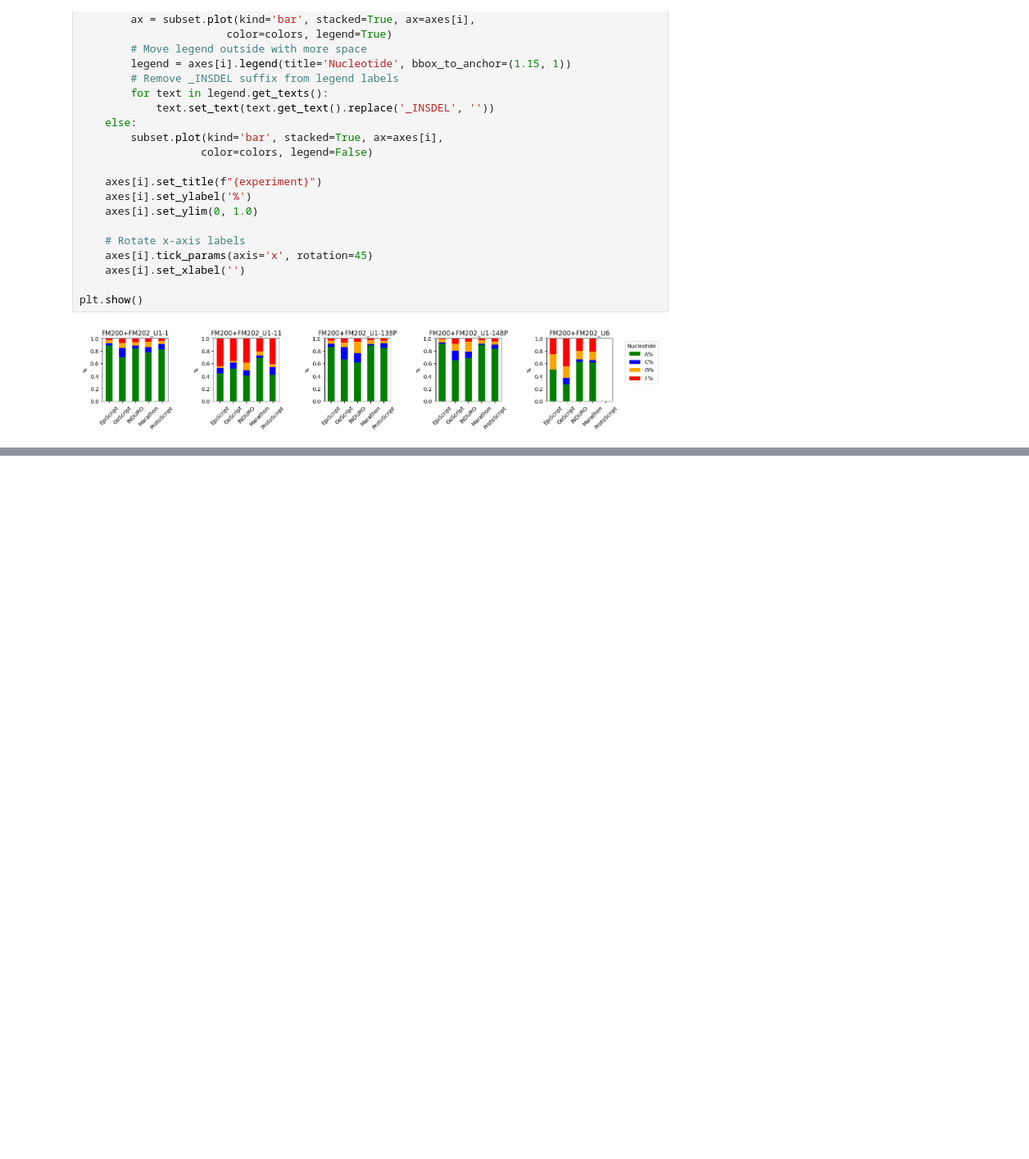
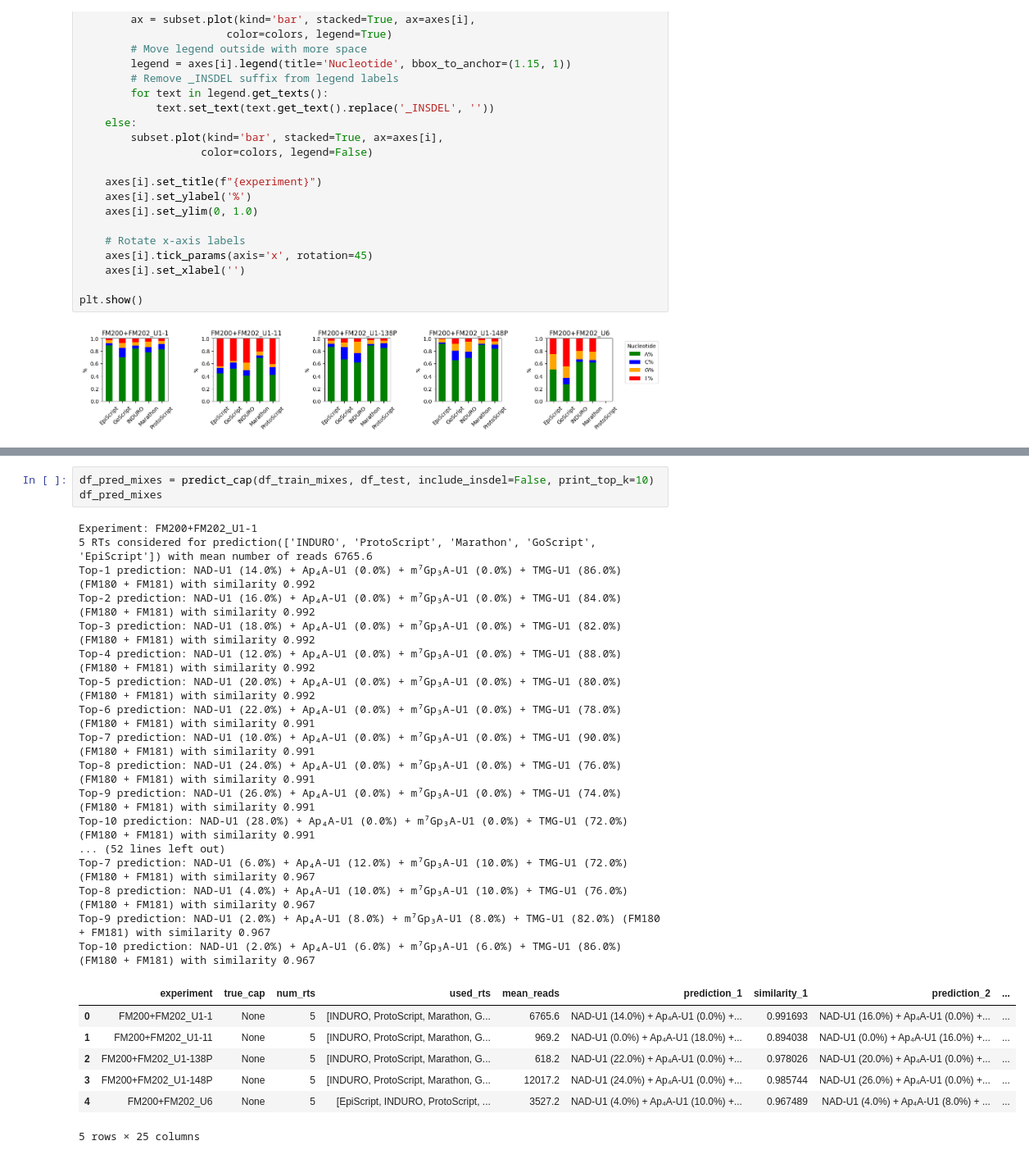
Before and after one commit to roman-bushuiev/RNACapPredictor, a Jupyter notebook: notebooks/FM200.ipynb, the cells around one changed output, grey strips where cells are left out. Shown at 82% size. Cells and saved outputs as stored; diff of their text form; blank space fills up the shorter version.

```diff
--- a/notebooks/FM200.ipynb
+++ b/notebooks/FM200.ipynb
@@ -156,0 +182,28 @@ plt.show()
+# %%
+df_pred_mixes = predict_cap(df_train_mixes, df_test, include_insdel=False, print_top_k=10)
+df_pred_mixes
+# %% [output]
+Experiment: FM200+FM202_U1-1
+5 RTs considered for prediction(['INDURO', 'ProtoScript', 'Marathon', 'GoScript', 'EpiScript']) with mean number of reads 6765.6
+Top-1 prediction: NAD-U1 (14.0%) + Ap₄A-U1 (0.0%) + m⁷Gp₃A-U1 (0.0%) + TMG-U1 (86.0%) (FM180 + FM181) with similarity 0.992
+Top-2 prediction: NAD-U1 (16.0%) + Ap₄A-U1 (0.0%) + m⁷Gp₃A-U1 (0.0%) + TMG-U1 (84.0%) (FM180 + FM181) with similarity 0.992
+Top-3 prediction: NAD-U1 (18.0%) + Ap₄A-U1 (0.0%) + m⁷Gp₃A-U1 (0.0%) + TMG-U1 (82.0%) (FM180 + FM181) with similarity 0.992
+Top-4 prediction: NAD-U1 (12.0%) + Ap₄A-U1 (0.0%) + m⁷Gp₃A-U1 (0.0%) + TMG-U1 (88.0%) (FM180 + FM181) with similarity 0.992
+Top-5 prediction: NAD-U1 (20.0%) + Ap₄A-U1 (0.0%) + m⁷Gp₃A-U1 (0.0%) + TMG-U1 (80.0%) (FM180 + FM181) with similarity 0.992
+Top-6 prediction: NAD-U1 (22.0%) + Ap₄A-U1 (0.0%) + m⁷Gp₃A-U1 (0.0%) + TMG-U1 (78.0%) (FM180 + FM181) with similarity 0.991
+Top-7 prediction: NAD-U1 (10.0%) + Ap₄A-U1 (0.0%) + m⁷Gp₃A-U1 (0.0%) + TMG-U1 (90.0%) (FM180 + FM181) with similarity 0.991
+Top-8 prediction: NAD-U1 (24.0%) + Ap₄A-U1 (0.0%) + m⁷Gp₃A-U1 (0.0%) + TMG-U1 (76.0%) (FM180 + FM181) with similarity 0.991
+Top-9 prediction: NAD-U1 (26.0%) + Ap₄A-U1 (0.0%) + m⁷Gp₃A-U1 (0.0%) + TMG-U1 (74.0%) (FM180 + FM181) with similarity 0.991
+Top-10 prediction: NAD-U1 (28.0%) + Ap₄A-U1 (0.0%) + m⁷Gp₃A-U1 (0.0%) + TMG-U1 (72.0%) (FM180 + FM181) with similarity 0.991
+... (52 lines left out)
+Top-7 prediction: NAD-U1 (6.0%) + Ap₄A-U1 (12.0%) + m⁷Gp₃A-U1 (10.0%) + TMG-U1 (72.0%) (FM180 + FM181) with similarity 0.967
+Top-8 prediction: NAD-U1 (4.0%) + Ap₄A-U1 (10.0%) + m⁷Gp₃A-U1 (10.0%) + TMG-U1 (76.0%) (FM180 + FM181) with similarity 0.967
+Top-9 prediction: NAD-U1 (2.0%) + Ap₄A-U1 (8.0%) + m⁷Gp₃A-U1 (8.0%) + TMG-U1 (82.0%) (FM180 + FM181) with similarity 0.967
+Top-10 prediction: NAD-U1 (2.0%) + Ap₄A-U1 (6.0%) + m⁷Gp₃A-U1 (6.0%) + TMG-U1 (86.0%) (FM180 + FM181) with similarity 0.967
+|  | experiment | true_cap | num_rts | used_rts | mean_reads | prediction_1 | similarity_1 | prediction_2 | ... |
+| 0 | FM200+FM202_U1-1 | None | 5 | [INDURO, ProtoScript, Marathon, G... | 6765.6 | NAD-U1 (14.0%) + Ap₄A-U1 (0.0%) +... | 0.991693 | NAD-U1 (16.0%) + Ap₄A-U1 (0.0%) +... | ... |
+| 1 | FM200+FM202_U1-11 | None | 5 | [INDURO, ProtoScript, Marathon, G... | 969.2 | NAD-U1 (0.0%) + Ap₄A-U1 (18.0%) +... | 0.894038 | NAD-U1 (0.0%) + Ap₄A-U1 (16.0%) +... | ... |
+| 2 | FM200+FM202_U1-138P | None | 5 | [INDURO, ProtoScript, Marathon, G... | 618.2 | NAD-U1 (22.0%) + Ap₄A-U1 (0.0%) +... | 0.978026 | NAD-U1 (20.0%) + Ap₄A-U1 (0.0%) +... | ... |
+| 3 | FM200+FM202_U1-148P | None | 5 | [INDURO, ProtoScript, Marathon, G... | 12017.2 | NAD-U1 (24.0%) + Ap₄A-U1 (0.0%) +... | 0.985744 | NAD-U1 (26.0%) + Ap₄A-U1 (0.0%) +... | ... |
+| 4 | FM200+FM202_U6 | None | 5 | [EpiScript, INDURO, ProtoScript, ... | 3527.2 | NAD-U1 (4.0%) + Ap₄A-U1 (10.0%) +... | 0.967489 | NAD-U1 (4.0%) + Ap₄A-U1 (8.0%) + ... | ... |
+5 rows × 25 columns
```
Also changed, not shown: parts of 5 cells of this notebook, 2 other files.
